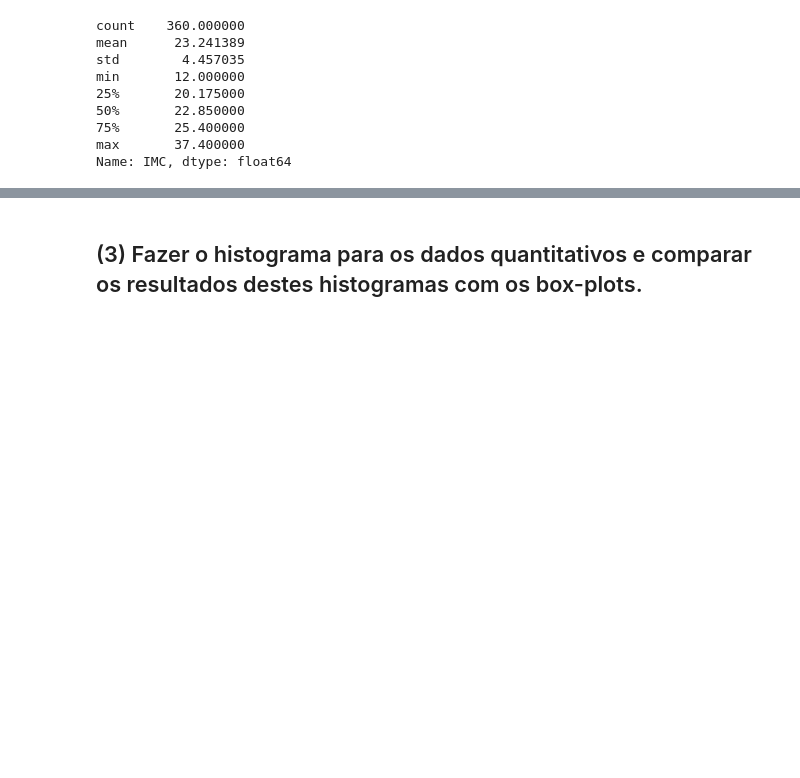
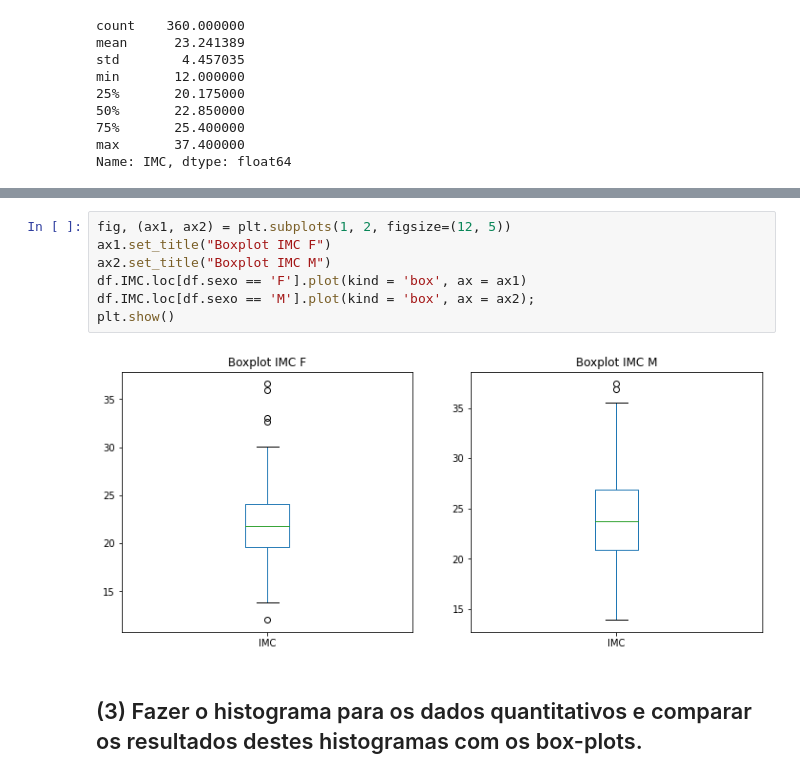
Before and after one commit to danielesantiago/Probabilidade-e-Estatistica, a Jupyter notebook: Atividade 2.ipynb, the cells around one changed output, grey strips where cells are left out. Drawn from its saved outputs; the diff is of its cells as text; blank space fills up the shorter version.

```diff
--- a/Atividade 2.ipynb
+++ b/Atividade 2.ipynb
@@ -221,3 +252,12 @@ Com o boxplot para a varíavel IMC podemos observar que a mediana está em 22.85
+# %%
+fig, (ax1, ax2) = plt.subplots(1, 2, figsize=(12, 5))
+ax1.set_title("Boxplot IMC F")
+ax2.set_title("Boxplot IMC M")
+df.IMC.loc[df.sexo == 'F'].plot(kind = 'box', ax = ax1)
+df.IMC.loc[df.sexo == 'M'].plot(kind = 'box', ax = ax2);
+plt.show()
+# %% [output]
+[figure, added]
 # %% [markdown]
 ## (3) Fazer o histograma para os dados quantitativos e comparar os resultados destes histogramas com os box-plots.
 # %% [markdown]
```
Also changed, not shown: parts of 20 cells of this notebook.
